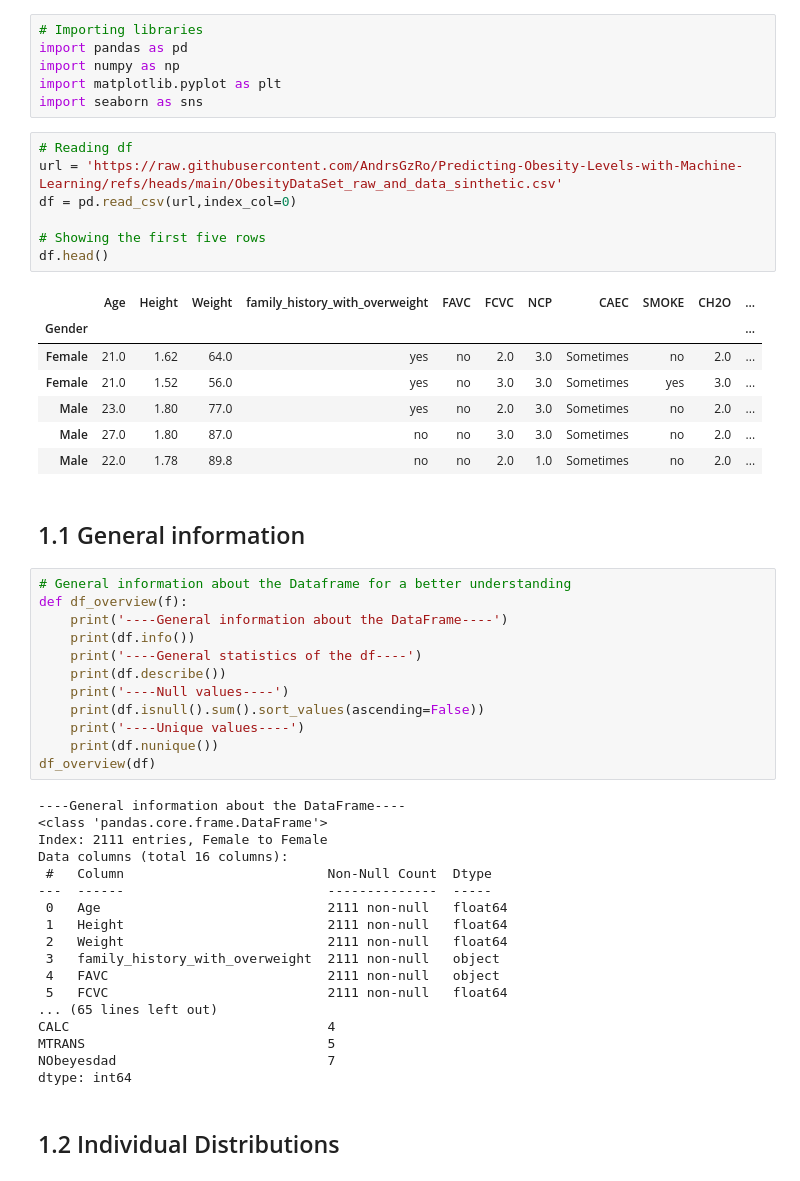
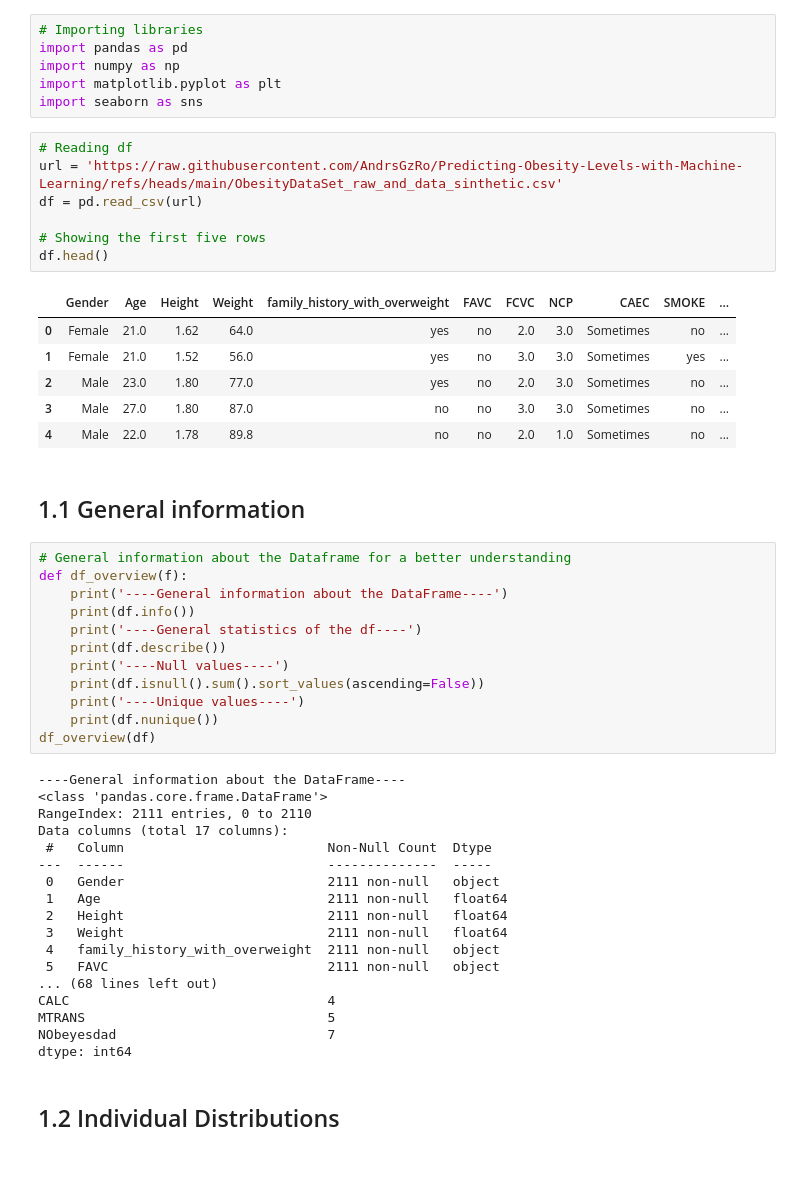
Before and after one commit to AndrsGzRo/Predicting-Obesity-Levels-with-Machine-Learning, a Jupyter notebook: Predicting_Obesity_Levels_MI.ipynb, the cells around one changed output. Cells and saved outputs as stored; diff of their text form.

```diff
--- a/Predicting_Obesity_Levels_MI.ipynb
+++ b/Predicting_Obesity_Levels_MI.ipynb
@@ -11,18 +11,17 @@ import seaborn as sns
 # %%
 # Reading df
 url = 'https://raw.githubusercontent.com/AndrsGzRo/Predicting-Obesity-Levels-with-Machine-Learning/refs/heads/main/ObesityDataSet_raw_and_data_sinthetic.csv'
-df = pd.read_csv(url,index_col=0)
+df = pd.read_csv(url)
 
 # Showing the first five rows
 df.head()
 # %% [output]
-|  | Age | Height | Weight | family_history_with_overweight | FAVC | FCVC | NCP | CAEC | SMOKE | CH2O | ... |
-| Gender |  |  |  |  |  |  |  |  |  |  | ... |
-| Female | 21.0 | 1.62 | 64.0 | yes | no | 2.0 | 3.0 | Sometimes | no | 2.0 | ... |
-| Female | 21.0 | 1.52 | 56.0 | yes | no | 3.0 | 3.0 | Sometimes | yes | 3.0 | ... |
-| Male | 23.0 | 1.80 | 77.0 | yes | no | 2.0 | 3.0 | Sometimes | no | 2.0 | ... |
-| Male | 27.0 | 1.80 | 87.0 | no | no | 3.0 | 3.0 | Sometimes | no | 2.0 | ... |
-| Male | 22.0 | 1.78 | 89.8 | no | no | 2.0 | 1.0 | Sometimes | no | 2.0 | ... |
+|  | Gender | Age | Height | Weight | family_history_with_overweight | FAVC | FCVC | NCP | CAEC | SMOKE | ... |
+| 0 | Female | 21.0 | 1.62 | 64.0 | yes | no | 2.0 | 3.0 | Sometimes | no | ... |
+| 1 | Female | 21.0 | 1.52 | 56.0 | yes | no | 3.0 | 3.0 | Sometimes | yes | ... |
+| 2 | Male | 23.0 | 1.80 | 77.0 | yes | no | 2.0 | 3.0 | Sometimes | no | ... |
+| 3 | Male | 27.0 | 1.80 | 87.0 | no | no | 3.0 | 3.0 | Sometimes | no | ... |
+| 4 | Male | 22.0 | 1.78 | 89.8 | no | no | 2.0 | 1.0 | Sometimes | no | ... |
 # %% [markdown]
 ##  1.1 General information
 # %%
@@ -40,17 +39,17 @@ df_overview(df)
 # %% [output]
 ----General information about the DataFrame----
 <class 'pandas.core.frame.DataFrame'>
-Index: 2111 entries, Female to Female
-Data columns (total 16 columns):
+RangeIndex: 2111 entries, 0 to 2110
+Data columns (total 17 columns):
  #   Column                          Non-Null Count  Dtype
 ---  ------                          --------------  -----
- 0   Age                             2111 non-null   float64
- 1   Height                          2111 non-null   float64
- 2   Weight                          2111 non-null   float64
- 3   family_history_with_overweight  2111 non-null   object
- 4   FAVC                            2111 non-null   object
- 5   FCVC                            2111 non-null   float64
-... (65 lines left out)
+ 0   Gender                          2111 non-null   object
+ 1   Age                             2111 non-null   float64
+ 2   Height                          2111 non-null   float64
+ 3   Weight                          2111 non-null   float64
+ 4   family_history_with_overweight  2111 non-null   object
+ 5   FAVC                            2111 non-null   object
+... (68 lines left out)
 CALC                                 4
 MTRANS                               5
 NObeyesdad                           7
```
Also changed, not shown: parts of 16 cells of this notebook.
